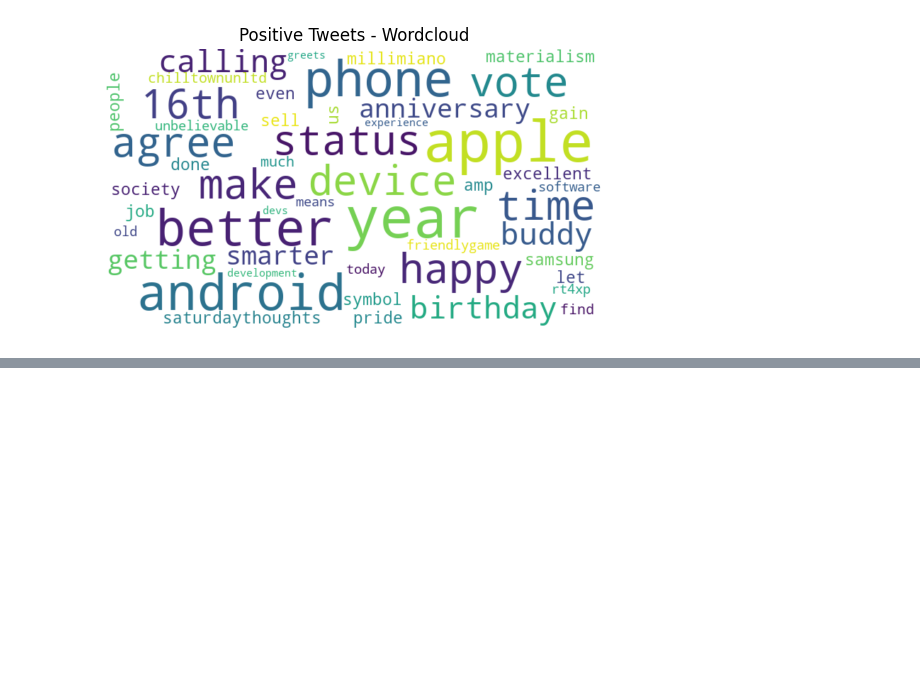
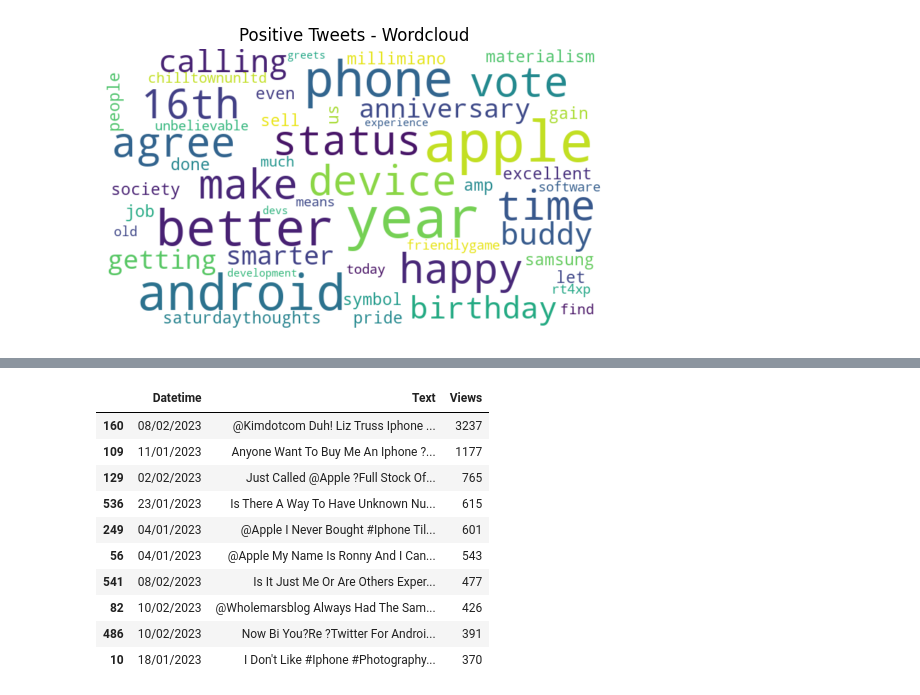
Before and after one commit to topecole/Twitter-Project, a Jupyter notebook: construction_site3.ipynb, the cells around one changed output, grey strips where cells are left out. Saved outputs shown, nothing was run; the diff lists cells and outputs as text; code cells hidden in the pictures; blank space fills up the shorter version.

```diff
--- a/construction_site3.ipynb
+++ b/construction_site3.ipynb
@@ -510,0 +551,15 @@ plt.close()
+# %%
+top_negative_tweets = Filteredtweets.loc[Filteredtweets['Tweetsentiment'] == 'negative'].sort_values(by=['Views'], ascending=False).loc[:, ['Datetime', 'Text', 'Views']].head(10)
+top_negative_tweets
+# %% [output]
+|  | Datetime | Text | Views |
+| 160 | 08/02/2023 | @Kimdotcom Duh! Liz Truss Iphone ... | 3237 |
+| 109 | 11/01/2023 | Anyone Want To Buy Me An Iphone ?... | 1177 |
+| 129 | 02/02/2023 | Just Called @Apple ?Full Stock Of... | 765 |
+| 536 | 23/01/2023 | Is There A Way To Have Unknown Nu... | 615 |
+| 249 | 04/01/2023 | @Apple I Never Bought #Iphone Til... | 601 |
+| 56 | 04/01/2023 | @Apple My Name Is Ronny And I Can... | 543 |
+| 541 | 08/02/2023 | Is It Just Me Or Are Others Exper... | 477 |
+| 82 | 10/02/2023 | @Wholemarsblog Always Had The Sam... | 426 |
+| 486 | 10/02/2023 | Now Bi You?Re ?Twitter For Androi... | 391 |
+| 10 | 18/01/2023 | I Don't Like #Iphone #Photography... | 370 |
```
Also changed, not shown: parts of 11 cells of this notebook, 4 other files.
